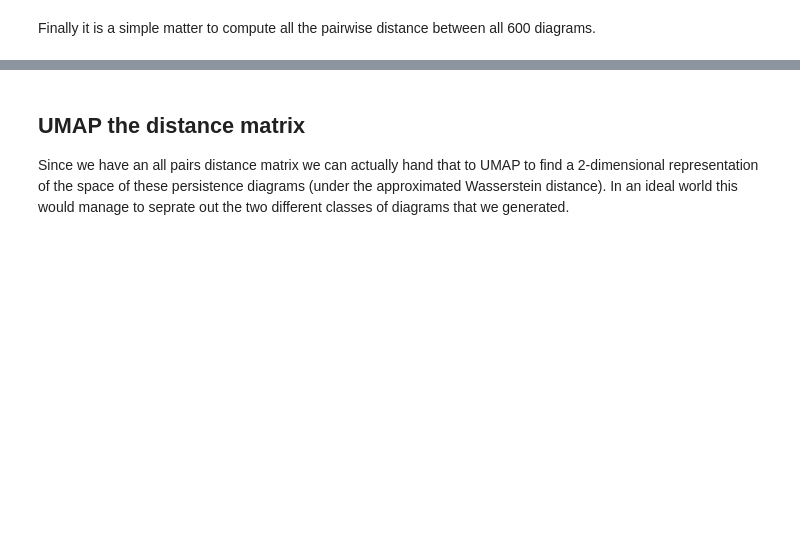
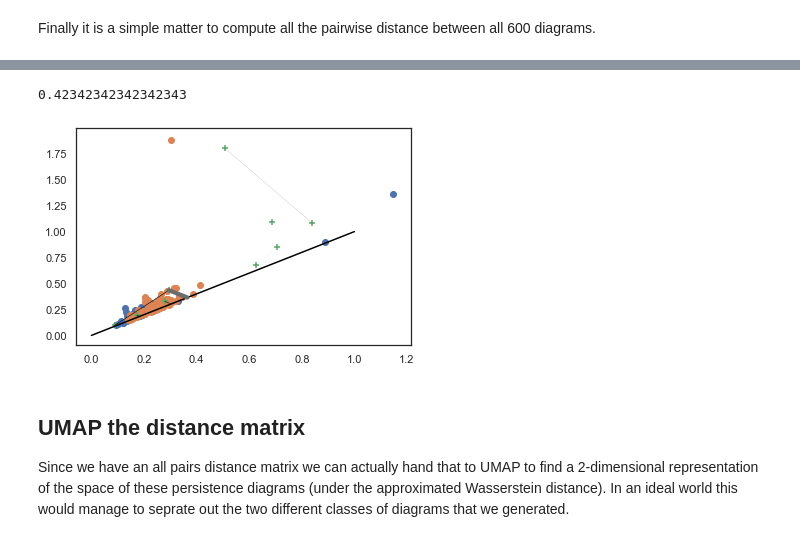
Before and after one commit to scikit-tda/pervect, a Jupyter notebook: notebooks/Approximate Persistent Wasserstein via GMM Walk-through.ipynb, the cells around one changed output, grey strips where cells are left out. Drawn from its saved outputs; the diff is of its cells as text; code cells hidden in the pictures; blank space fills up the shorter version.

```diff
--- a/notebooks/Approximate Persistent Wasserstein via GMM Walk-through.ipynb
+++ b/notebooks/Approximate Persistent Wasserstein via GMM Walk-through.ipynb
@@ -460,3 +493,39 @@ Wall time: 22.6 s
+# %%
+plt.scatter(*ex1.T)
+plt.scatter(*ex2.T)
+plt.plot([0,1],[0,1],c = 'black')
+# plt.axis('equal')
+
+# print(N_bins)
+plt.scatter(*gmm.means_.T, marker = '+')
+edges = np.where(transPlan > 0)
+weights = transPlan[edges]
+print(weights.max())
+for i in range(len(edges[0])):
+    if edges[0][i] < N_bins:
+        x = gmm.means_[edges[0][i]]
+        if edges[1][i] <N_bins:
+            y = gmm.means_[edges[1][i]]
+        else:
+            # y side is the diagonal
+            a = x[0] + (x[1]-x[0])/2
+            y = (a,a)
+    else:
+        # x side is the diagonal
+        if edges[1][i] <N_bins:
+            y = gmm.means_[edges[1][i]]
+
+            a = y[0] + (y[1]-y[0])/2
+            x = (a,a)
+        else:
+            # both sides are the diagonal
+            pass
+
+    color = transPlan[edges[0][i],edges[1][i]]
+    plt.plot([x[0],y[0]],[x[1],y[1]],c = str(color),linewidth = 10*color )
+# %% [output]
+0.42342342342342343
+[figure, added]
 # %% [markdown]
 ## UMAP the distance matrix
 
```
Also changed, not shown: parts of 6 cells of this notebook.
